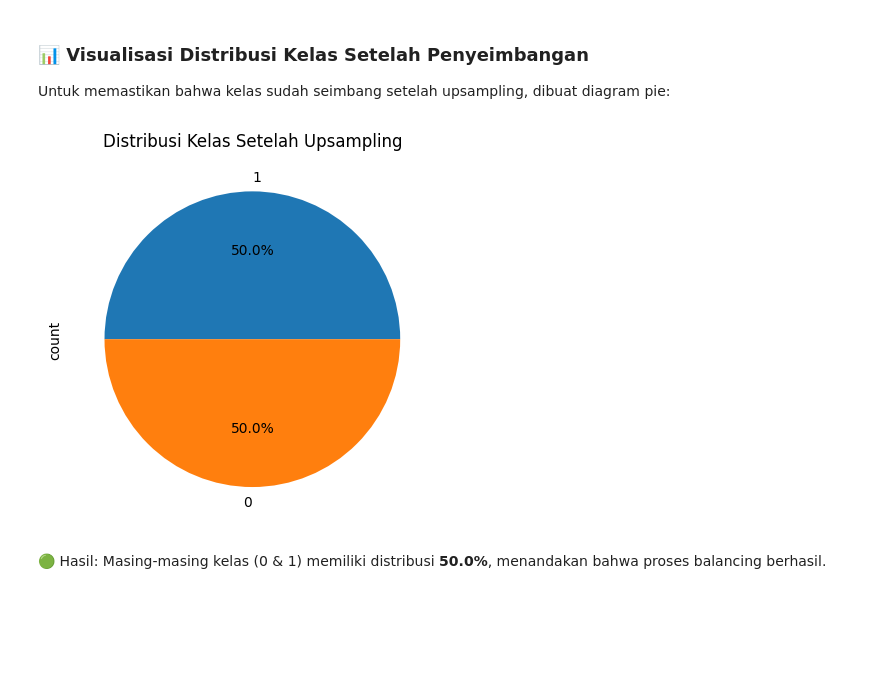
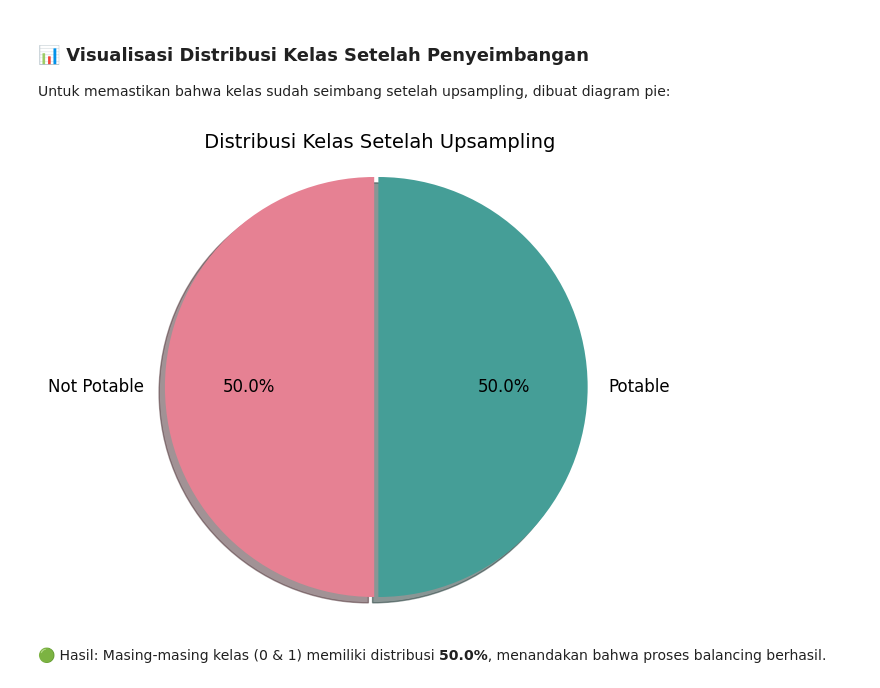
Before and after one commit to Hidayattt24/Kelompok_09_Tugas03_Classification, a Jupyter notebook: main.ipynb, the cells around one changed output. Saved outputs shown, nothing was run; the diff lists cells and outputs as text; code cells hidden in the pictures; blank space fills up the shorter version.

```diff
--- a/main.ipynb
+++ b/main.ipynb
@@ -341,12 +359,23 @@ df_balanced = shuffle(pd.concat([df_0, df_1_upsampled]), random_state=42)
 
 Untuk memastikan bahwa kelas sudah seimbang setelah upsampling, dibuat diagram pie:
 # %%
-# Cek distribusi kelas
-df_balanced.Potability.value_counts().plot(kind='pie', autopct='%1.1f%%')
-plt.title("Distribusi Kelas Setelah Upsampling")
+import matplotlib.pyplot as plt
+
+# Label dan nilai
+names = ["Not Potable", "Potable"]
+values = df_balanced['Potability'].value_counts().sort_index()
+colors = ["#E68193", "#459E97"]
+explode = (0.01, 0.01)  # sedikit menjauhkan irisan untuk efek visual
+
+# Plot pie chart
+plt.figure(figsize=(6, 6))
+plt.pie(values, labels=names, autopct='%1.1f%%', startangle=90,
+        colors=colors, explode=explode, shadow=True, textprops={'fontsize': 12})
+plt.title(" Distribusi Kelas Setelah Upsampling", fontsize=14)
+plt.axis('equal')  # menjaga bentuk lingkaran tetap bulat
 plt.show()
 # %% [output]
-[figure, old version]
+[figure, new version]
 # %% [markdown]
 🟢 Hasil: Masing-masing kelas (0 & 1) memiliki distribusi **50.0%**, menandakan bahwa proses balancing berhasil.
 # %% [markdown]
```
Also changed, not shown: parts of 23 cells of this notebook.
